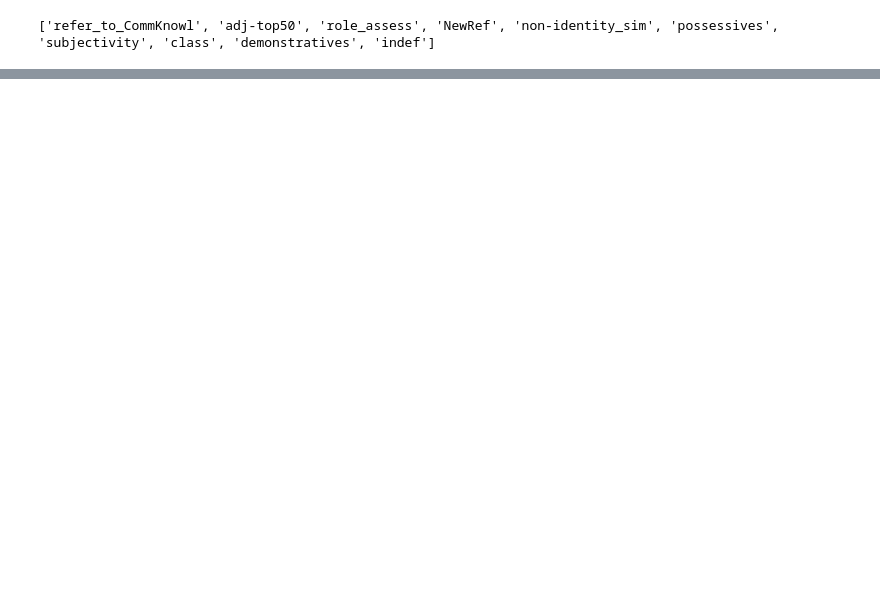
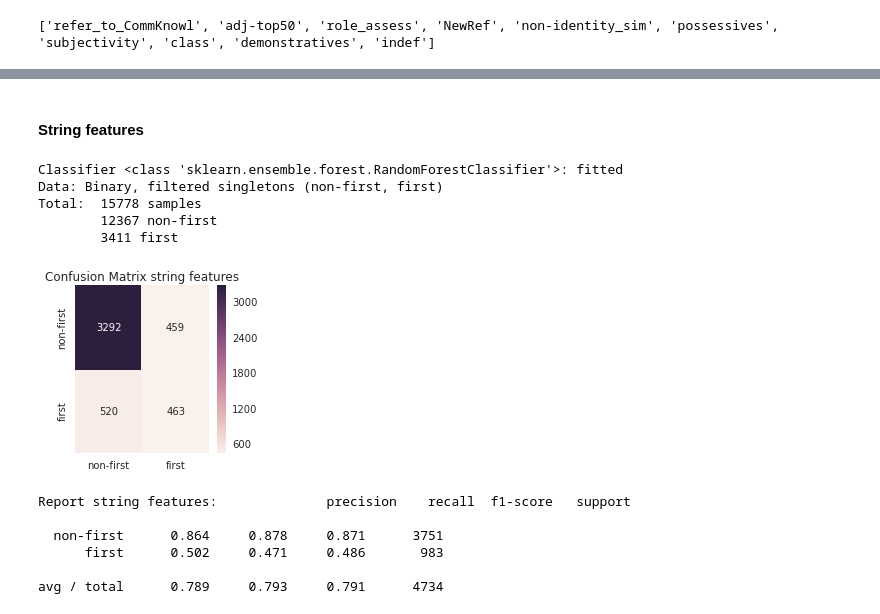
Before and after one commit to max-ionov/rucoref, a Jupyter notebook: notebooks/first-mention.ipynb, the cells around one changed output, grey strips where cells are left out. Saved outputs shown, nothing was run; the diff lists cells and outputs as text; code cells hidden in the pictures; blank space fills up the shorter version.

```diff
--- a/notebooks/first-mention.ipynb
+++ b/notebooks/first-mention.ipynb
@@ -705,0 +307,2 @@ def get_features_binary_no_singletons(feature_zones=('string, struct', 'lists'))
+# %% [markdown]
+#### String features
@@ -705,0 +311,23 @@ def get_features_binary_no_singletons(feature_zones=('string, struct', 'lists'))
+# %%
+clf = RandomForestClassifier(n_estimators=200, random_state=random_state)
+sampler = sampler=SMOTE(ratio=first_mention_clf.ratio, verbose=False, kind='borderline1', random_state=random_state)
+
+first_mention_clf.fit(clf, sampler)
+# %%
+first_mention_clf.print_stats()
+# %% [output]
+Classifier <class 'sklearn.ensemble.forest.RandomForestClassifier'>: fitted
+Data: Binary, filtered singletons (non-first, first)
+Total:  15778 samples
+        12367 non-first
+        3411 first
+# %%
+first_mention_clf.test(test_name='string features')
+# %% [output]
+[figure, added]
+Report string features:              precision    recall  f1-score   support
+
+  non-first      0.864     0.878     0.871      3751
+      first      0.502     0.471     0.486       983
+
+avg / total      0.789     0.793     0.791      4734
```
Also changed, not shown: parts of 143 cells of this notebook.
